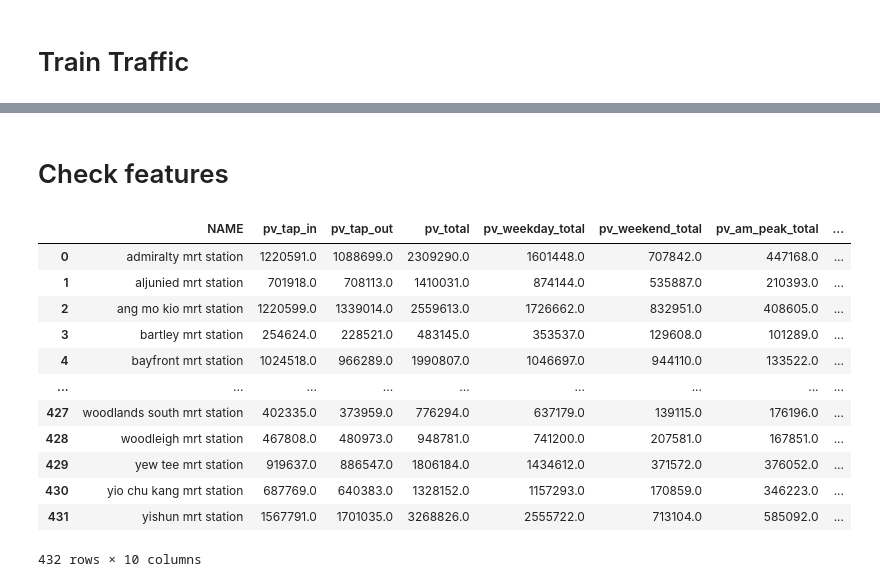
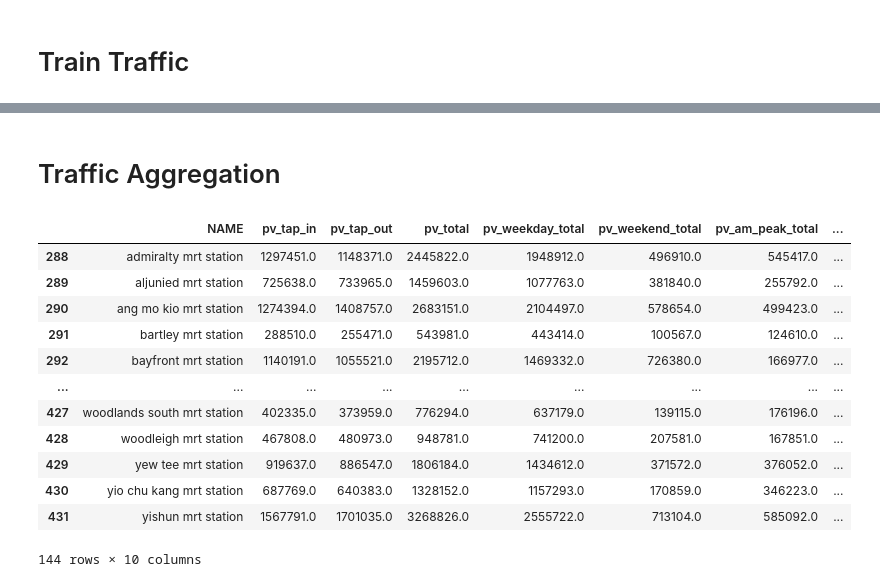
Before and after one commit to elijahkzy/CS5228-project, a Jupyter notebook: 00_location_graph_data_mining/01_mrt_station_features.ipynb, the cells around one changed output, grey strips where cells are left out. Saved outputs shown, nothing was run; the diff lists cells and outputs as text; code cells hidden in the pictures.

Commit message:
Data Cleaning and Feature Engineering

```diff
--- a/00_location_graph_data_mining/01_mrt_station_features.ipynb
+++ b/00_location_graph_data_mining/01_mrt_station_features.ipynb
@@ -39,19 +99,27 @@ traffic_df.to_csv('/Users/MONSG0140/Desktop/projects/others/toy_data/clean_featu
 # %% [markdown]
-# Check features
+# Traffic Aggregation
 # %%
-traffic_df = pd.read_csv('/Users/MONSG0140/Desktop/projects/others/toy_data/clean_features/station-traffic.csv')
+num_col = ['pv_tap_in', 'pv_tap_out', 'pv_total', 'pv_weekday_total',
+       'pv_weekend_total', 'pv_am_peak_total', 'pv_pm_peak_total',
+       ]
+cat_col = ['pv_busiest_hour',]
+
+
+traffic_df = pd.read_csv(f'{ROOT_PATH}/00_location_graph_data_mining/graph_feature_store/station-traffic.csv')
+traffic_df = traffic_df[traffic_df['year_month'] == '2026-07']
+
 traffic_df
 # %% [output]
 |  | NAME | pv_tap_in | pv_tap_out | pv_total | pv_weekday_total | pv_weekend_total | pv_am_peak_total | ... |
-| 0 | admiralty mrt station | 1220591.0 | 1088699.0 | 2309290.0 | 1601448.0 | 707842.0 | 447168.0 | ... |
-| 1 | aljunied mrt station | 701918.0 | 708113.0 | 1410031.0 | 874144.0 | 535887.0 | 210393.0 | ... |
-| 2 | ang mo kio mrt station | 1220599.0 | 1339014.0 | 2559613.0 | 1726662.0 | 832951.0 | 408605.0 | ... |
-| 3 | bartley mrt station | 254624.0 | 228521.0 | 483145.0 | 353537.0 | 129608.0 | 101289.0 | ... |
-| 4 | bayfront mrt station | 1024518.0 | 966289.0 | 1990807.0 | 1046697.0 | 944110.0 | 133522.0 | ... |
+| 288 | admiralty mrt station | 1297451.0 | 1148371.0 | 2445822.0 | 1948912.0 | 496910.0 | 545417.0 | ... |
+| 289 | aljunied mrt station | 725638.0 | 733965.0 | 1459603.0 | 1077763.0 | 381840.0 | 255792.0 | ... |
+| 290 | ang mo kio mrt station | 1274394.0 | 1408757.0 | 2683151.0 | 2104497.0 | 578654.0 | 499423.0 | ... |
+| 291 | bartley mrt station | 288510.0 | 255471.0 | 543981.0 | 443414.0 | 100567.0 | 124610.0 | ... |
+| 292 | bayfront mrt station | 1140191.0 | 1055521.0 | 2195712.0 | 1469332.0 | 726380.0 | 166977.0 | ... |
 | ... | ... | ... | ... | ... | ... | ... | ... | ... |
 | 427 | woodlands south mrt station | 402335.0 | 373959.0 | 776294.0 | 637179.0 | 139115.0 | 176196.0 | ... |
 | 428 | woodleigh mrt station | 467808.0 | 480973.0 | 948781.0 | 741200.0 | 207581.0 | 167851.0 | ... |
 | 429 | yew tee mrt station | 919637.0 | 886547.0 | 1806184.0 | 1434612.0 | 371572.0 | 376052.0 | ... |
 | 430 | yio chu kang mrt station | 687769.0 | 640383.0 | 1328152.0 | 1157293.0 | 170859.0 | 346223.0 | ... |
 | 431 | yishun mrt station | 1567791.0 | 1701035.0 | 3268826.0 | 2555722.0 | 713104.0 | 585092.0 | ... |
-432 rows × 10 columns
+144 rows × 10 columns
```
Also changed, not shown: parts of 25 cells of this notebook, 3 other files.
